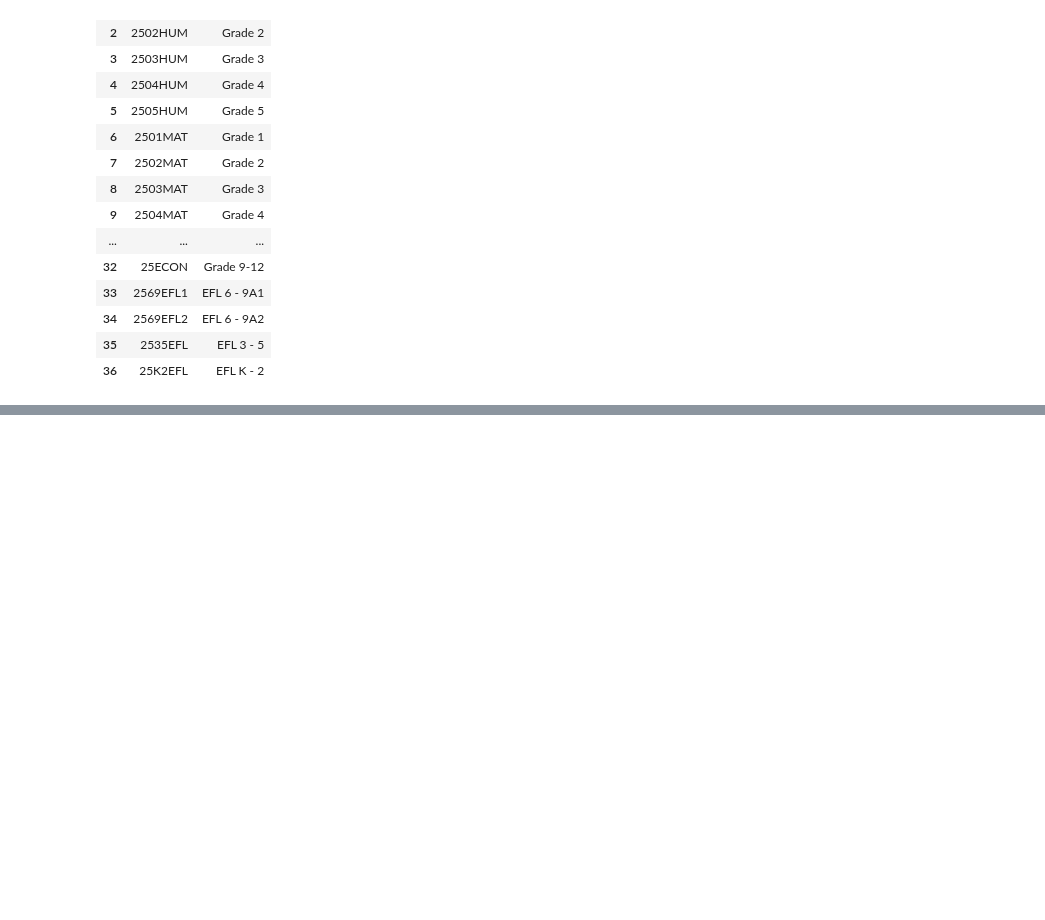
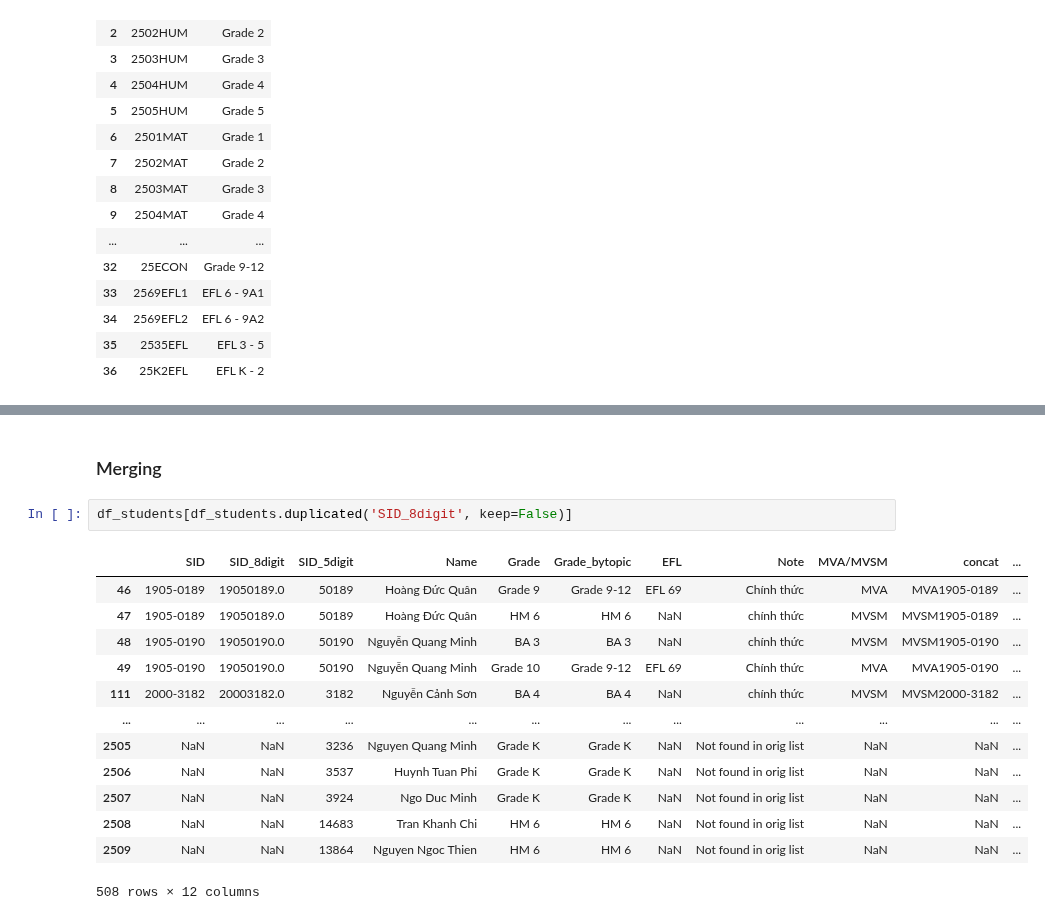
Before and after one commit to tthvan/Customer-Retention-Analysis, a Jupyter notebook: clean_merge.ipynb, the cells around one changed output, grey strips where cells are left out. Drawn from its saved outputs; the diff is of its cells as text; blank space fills up the shorter version.

```diff
--- a/clean_merge.ipynb
+++ b/clean_merge.ipynb
@@ -128,0 +115,18 @@ df_merged['Grade'].isna().sum()
+# %% [markdown]
+### Merging
+# %%
+df_students[df_students.duplicated('SID_8digit', keep=False)]
+# %% [output]
+|  | SID | SID_8digit | SID_5digit | Name | Grade | Grade_bytopic | EFL | Note | MVA/MVSM | concat | ... |
+| 46 | 1905-0189 | 19050189.0 | 50189 | Hoàng Đức Quân | Grade 9 | Grade 9-12 | EFL 69 | Chính thức | MVA | MVA1905-0189 | ... |
+| 47 | 1905-0189 | 19050189.0 | 50189 | Hoàng Đức Quân | HM 6 | HM 6 | NaN | chính thức | MVSM | MVSM1905-0189 | ... |
+| 48 | 1905-0190 | 19050190.0 | 50190 | Nguyễn Quang Minh | BA 3 | BA 3 | NaN | chính thức | MVSM | MVSM1905-0190 | ... |
+| 49 | 1905-0190 | 19050190.0 | 50190 | Nguyễn Quang Minh | Grade 10 | Grade 9-12 | EFL 69 | Chính thức | MVA | MVA1905-0190 | ... |
+| 111 | 2000-3182 | 20003182.0 | 3182 | Nguyễn Cảnh Sơn | BA 4 | BA 4 | NaN | chính thức | MVSM | MVSM2000-3182 | ... |
+| ... | ... | ... | ... | ... | ... | ... | ... | ... | ... | ... | ... |
+| 2505 | NaN | NaN | 3236 | Nguyen Quang Minh | Grade K | Grade K | NaN | Not found in orig list | NaN | NaN | ... |
+| 2506 | NaN | NaN | 3537 | Huynh Tuan Phi | Grade K | Grade K | NaN | Not found in orig list | NaN | NaN | ... |
+| 2507 | NaN | NaN | 3924 | Ngo Duc Minh | Grade K | Grade K | NaN | Not found in orig list | NaN | NaN | ... |
+| 2508 | NaN | NaN | 14683 | Tran Khanh Chi | HM 6 | HM 6 | NaN | Not found in orig list | NaN | NaN | ... |
+| 2509 | NaN | NaN | 13864 | Nguyen Ngoc Thien | HM 6 | HM 6 | NaN | Not found in orig list | NaN | NaN | ... |
+508 rows × 12 columns
```
Also changed, not shown: parts of 13 cells of this notebook, 2 other files.
